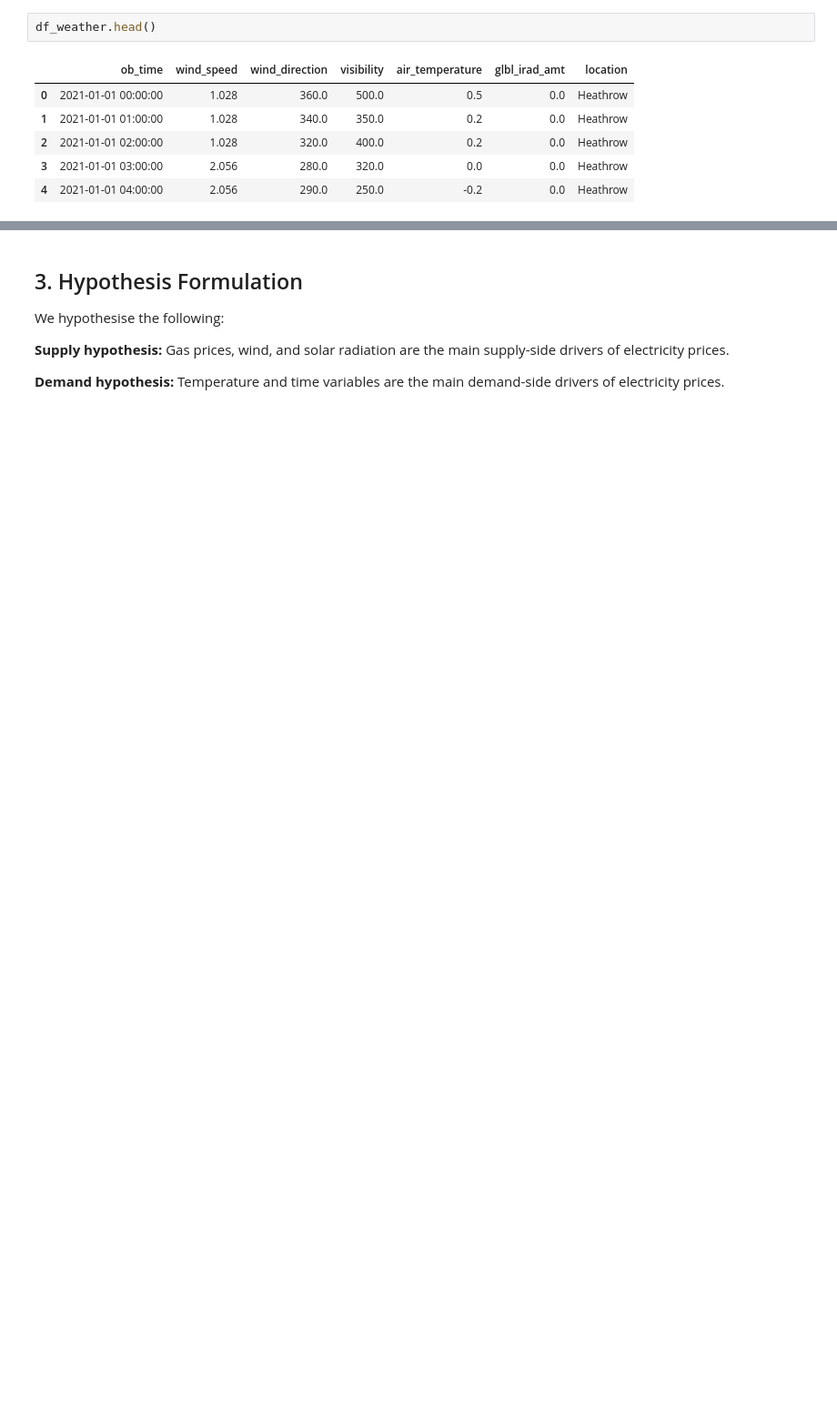
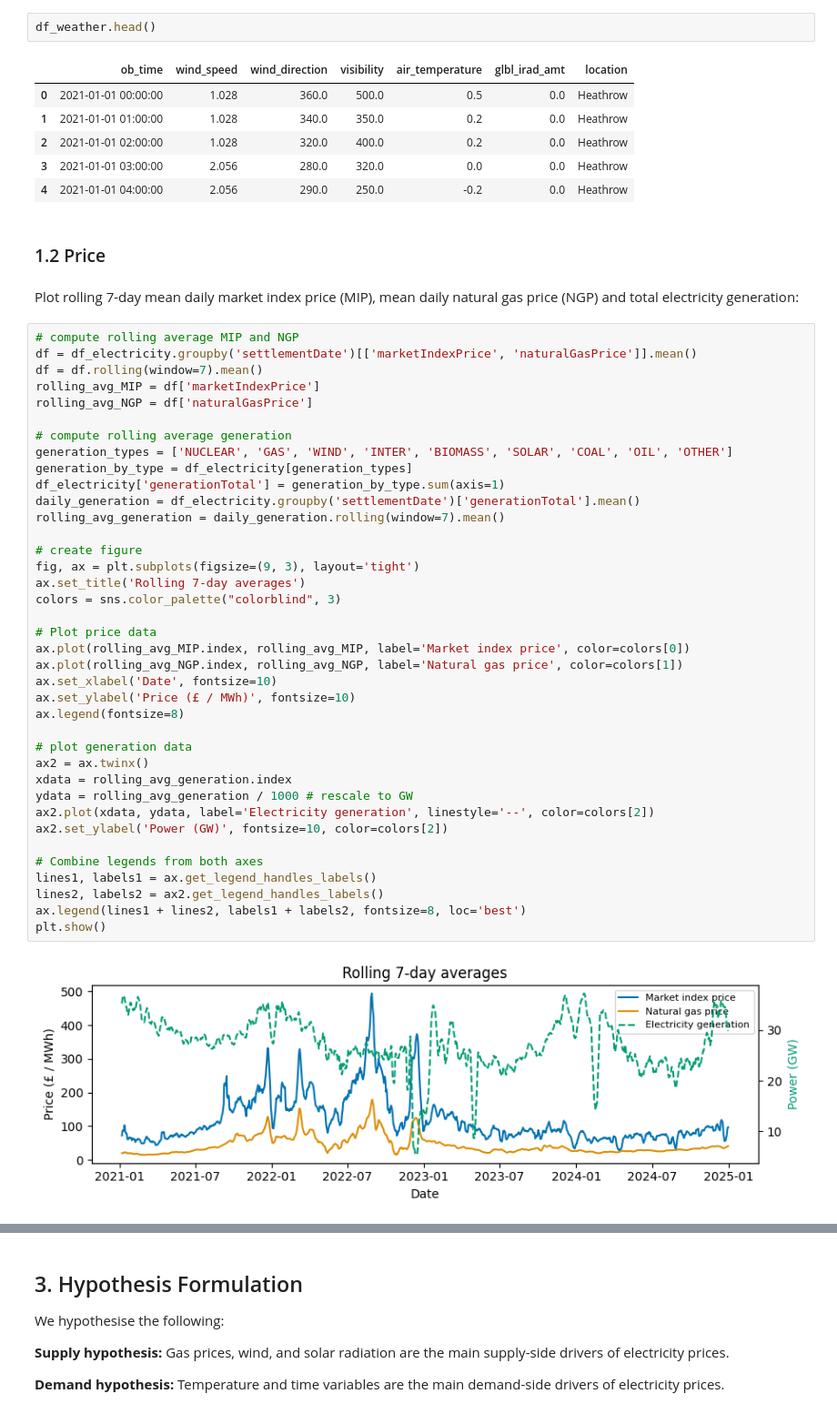
Before and after one commit to christianfenton/electricity_pricing, a Jupyter notebook: notebooks/exploratory_analysis.ipynb, the cells around one changed output, grey strips where cells are left out. Shown at 91% size. Drawn from its saved outputs; the diff is of its cells as text; blank space fills up the shorter version.

```diff
--- a/notebooks/exploratory_analysis.ipynb
+++ b/notebooks/exploratory_analysis.ipynb
@@ -62,3 +63,47 @@ df_weather.head()
 | 2 | 2021-01-01 02:00:00 | 1.028 | 320.0 | 400.0 | 0.2 | 0.0 | Heathrow |
 | 3 | 2021-01-01 03:00:00 | 2.056 | 280.0 | 320.0 | 0.0 | 0.0 | Heathrow |
 | 4 | 2021-01-01 04:00:00 | 2.056 | 290.0 | 250.0 | -0.2 | 0.0 | Heathrow |
+# %% [markdown]
+### 1.2 Price
+# %% [markdown]
+Plot rolling 7-day mean daily market index price (MIP), mean daily natural gas price (NGP) and total electricity generation:
+# %%
+# compute rolling average MIP and NGP
+df = df_electricity.groupby('settlementDate')[['marketIndexPrice', 'naturalGasPrice']].mean()
+df = df.rolling(window=7).mean()
+rolling_avg_MIP = df['marketIndexPrice']
+rolling_avg_NGP = df['naturalGasPrice']
+
+# compute rolling average generation
+generation_types = ['NUCLEAR', 'GAS', 'WIND', 'INTER', 'BIOMASS', 'SOLAR', 'COAL', 'OIL', 'OTHER']
+generation_by_type = df_electricity[generation_types]
+df_electricity['generationTotal'] = generation_by_type.sum(axis=1)
+daily_generation = df_electricity.groupby('settlementDate')['generationTotal'].mean()
+rolling_avg_generation = daily_generation.rolling(window=7).mean()
+
+# create figure
+fig, ax = plt.subplots(figsize=(9, 3), layout='tight')
+ax.set_title('Rolling 7-day averages')
+colors = sns.color_palette("colorblind", 3)
+
+# Plot price data
+ax.plot(rolling_avg_MIP.index, rolling_avg_MIP, label='Market index price', color=colors[0])
+ax.plot(rolling_avg_NGP.index, rolling_avg_NGP, label='Natural gas price', color=colors[1])
+ax.set_xlabel('Date', fontsize=10)
+ax.set_ylabel('Price (£ / MWh)', fontsize=10)
+ax.legend(fontsize=8)
+
+# plot generation data
+ax2 = ax.twinx()
+xdata = rolling_avg_generation.index
+ydata = rolling_avg_generation / 1000 # rescale to GW
+ax2.plot(xdata, ydata, label='Electricity generation', linestyle='--', color=colors[2])
+ax2.set_ylabel('Power (GW)', fontsize=10, color=colors[2])
+
+# Combine legends from both axes
+lines1, labels1 = ax.get_legend_handles_labels()
+lines2, labels2 = ax2.get_legend_handles_labels()
+ax.legend(lines1 + lines2, labels1 + labels2, fontsize=8, loc='best')
+plt.show()
+# %% [output]
+[figure, added]
```
Also changed, not shown: parts of 38 cells of this notebook.
